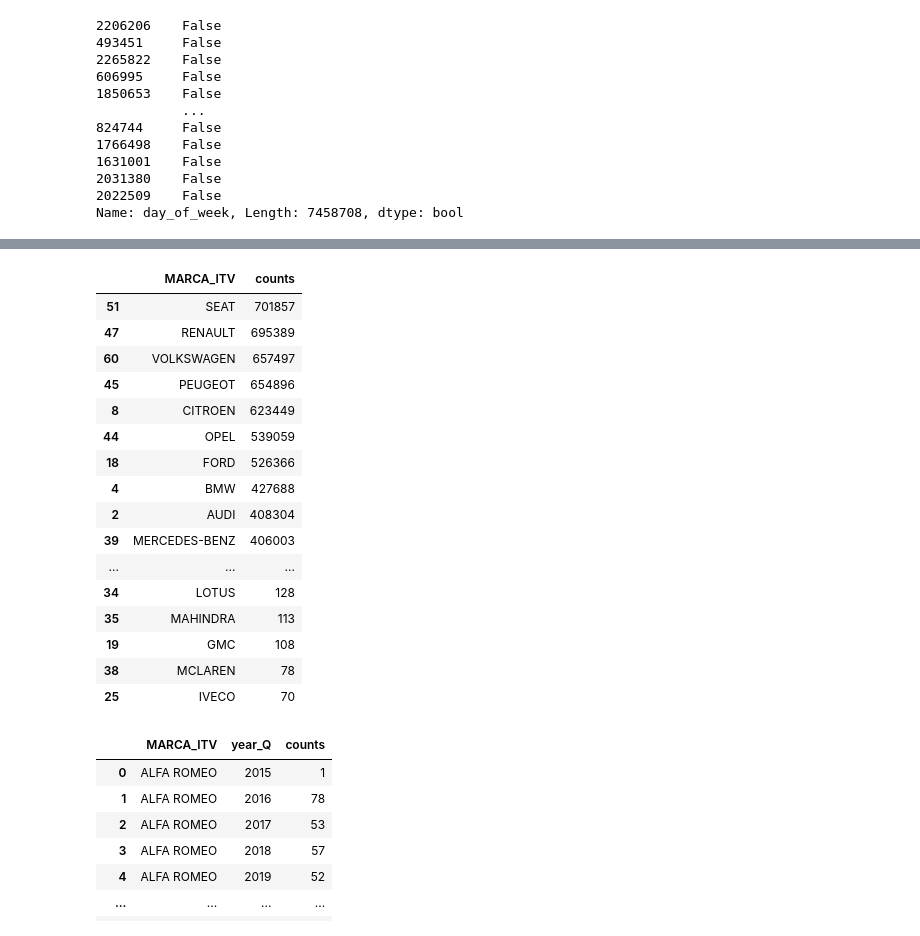
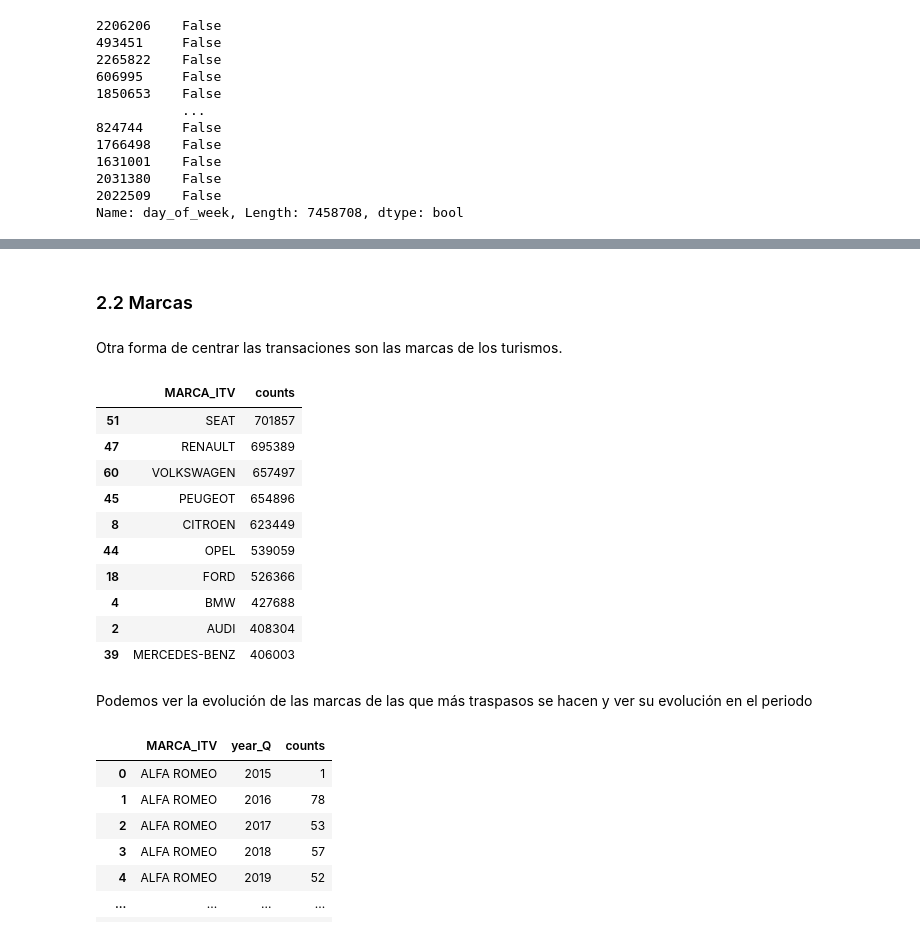
Before and after one commit to rauljcuesta/kschool_ds_30_estudio_mercado_turismo_segunda_mano, a Jupyter notebook: 03_study_dgt_dataset.ipynb, the cells around one changed output, grey strips where cells are left out. Saved outputs shown, nothing was run; the diff lists cells and outputs as text; code cells hidden in the pictures.

```diff
--- a/03_study_dgt_dataset.ipynb
+++ b/03_study_dgt_dataset.ipynb
@@ -59,9 +67,3 @@ def is_weekend(day_week):
         return True
     else:
         return False
-# %%
-def is_weekend(day_week):
-    if (day_week == 'Saturday' or day_week == 'Sunday'):
-        return True
-    else:
-        return False
@@ -128,7 +134,7 @@ def return_make(make):
     list_makes = {
         'ABARTH': 'ABARTH',
         'ALFA': 'ALFA ROMEO',
-        'ALFA ROMEO': '',
+        'ALFA ROMEO': 'ALFA ROMEO',
         'ASTON MARTIN': 'ASTON MARTIN',
         'AUDI': 'AUDI',
         'BENTLEY': 'BENTLEY',
@@ -624,23 +705,23 @@ df[df['is_weekend'] == True ].sample(20)
+# %% [markdown]
+### 2.2 Marcas
+# %% [markdown]
+Otra forma de centrar las transaciones son las marcas de los turismos.
 # %%
-df.groupby(['MARCA_ITV']).size().reset_index(name='counts').sort_values('counts', ascending=False).head(100)
+df.groupby(['MARCA_ITV']).size().reset_index(name='counts').sort_values('counts', ascending=False).head(10)
 # %% [output]
 |  | MARCA_ITV | counts |
 | 51 | SEAT | 701857 |
 | 47 | RENAULT | 695389 |
 | 60 | VOLKSWAGEN | 657497 |
 | 45 | PEUGEOT | 654896 |
 | 8 | CITROEN | 623449 |
 | 44 | OPEL | 539059 |
 | 18 | FORD | 526366 |
 | 4 | BMW | 427688 |
 | 2 | AUDI | 408304 |
 | 39 | MERCEDES-BENZ | 406003 |
-| ... | ... | ... |
-| 34 | LOTUS | 128 |
-| 35 | MAHINDRA | 113 |
-| 19 | GMC | 108 |
-| 38 | MCLAREN | 78 |
-| 25 | IVECO | 70 |
+# %% [markdown]
+Podemos ver la evolución de las marcas de las que más traspasos se hacen y ver su evolución en el periodo
 # %%
 df.groupby(['MARCA_ITV','year_Q']).size().reset_index(name='counts')
 # %% [output]
```
Also changed, not shown: parts of 95 cells of this notebook.
